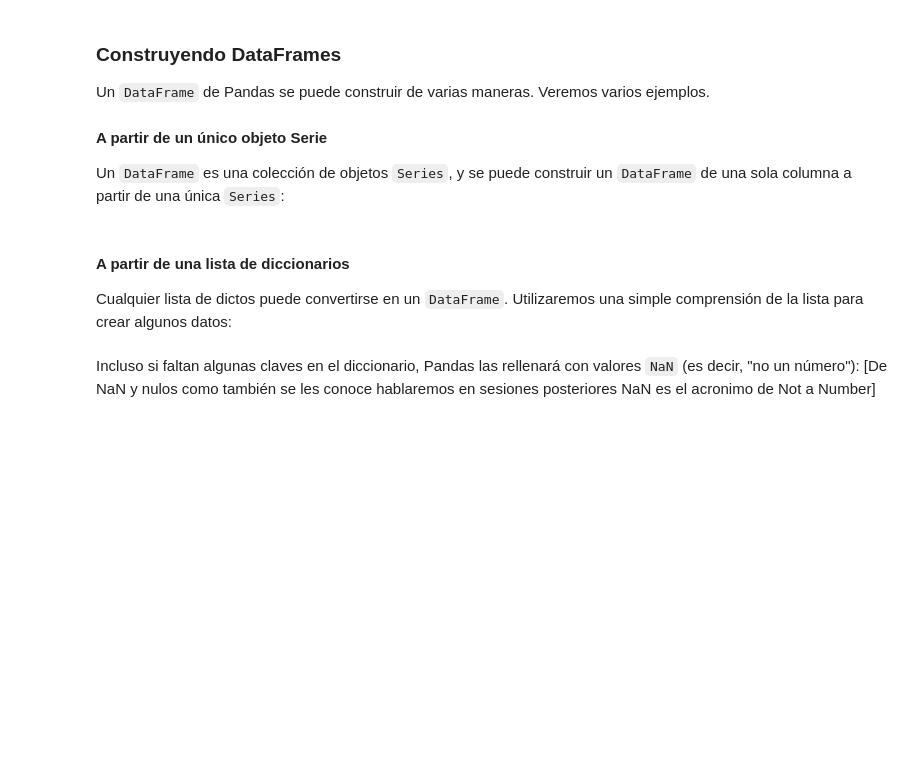
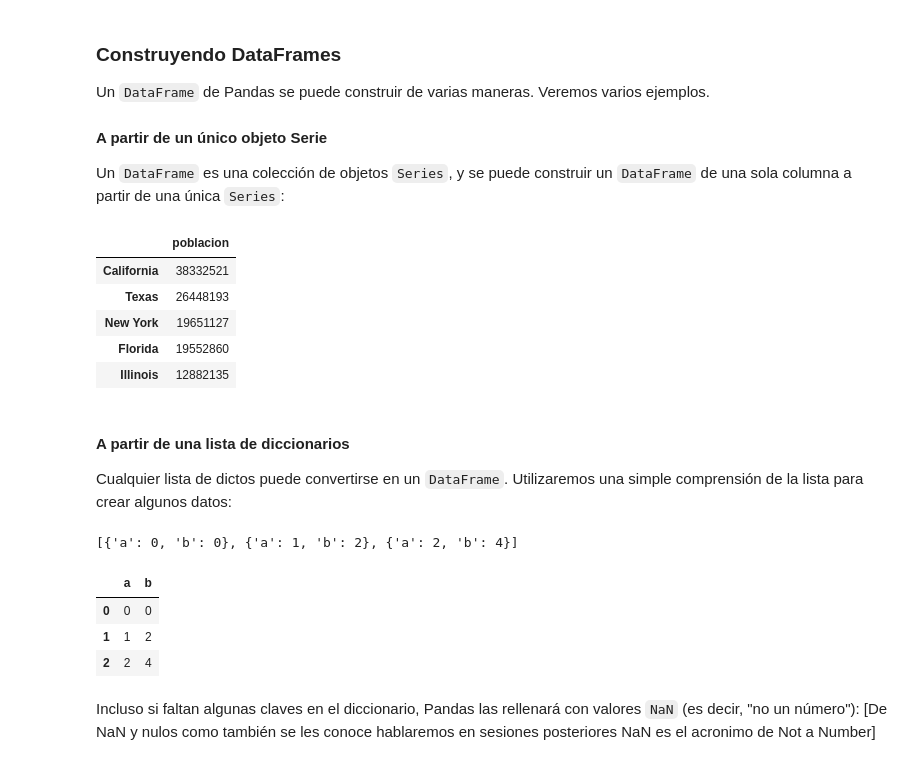
Before and after one commit to ChiaraTot/ONLINE_DS_THEBRIDGE_CHIARA, a Jupyter notebook: 02_Programacion_y_Herramientas_Avanzadas_CT/Sprint_04/Unidad_01_Herramientas_Avanzadas__Pandas_I/05_DataFrame_II.ipynb, the cells around one changed output. Drawn from its saved outputs; the diff is of its cells as text; code cells hidden in the pictures; blank space fills up the shorter version.

```diff
--- a/02_Programacion_y_Herramientas_Avanzadas_CT/Sprint_04/Unidad_01_Herramientas_Avanzadas__Pandas_I/05_DataFrame_II.ipynb
+++ b/02_Programacion_y_Herramientas_Avanzadas_CT/Sprint_04/Unidad_01_Herramientas_Avanzadas__Pandas_I/05_DataFrame_II.ipynb
@@ -82,10 +89,37 @@ Un ``DataFrame`` de Pandas se puede construir de varias maneras. Veremos varios
 #### A partir de un único objeto Serie
 
 Un ``DataFrame`` es una colección de objetos ``Series``, y se puede construir un ``DataFrame`` de una sola columna a partir de una única ``Series``:
+# %%
+pd.DataFrame(data = population, columns = ["poblacion"])
+
+# en vez de index le tenemos que meter columns y el nombre que le queremos dar
+# %% [output]
+|  | poblacion |
+| California | 38332521 |
+| Texas | 26448193 |
+| New York | 19651127 |
+| Florida | 19552860 |
+| Illinois | 12882135 |
 # %% [markdown]
 #### A partir de una lista de diccionarios
 
 Cualquier lista de dictos puede convertirse en un ``DataFrame``.
 Utilizaremos una simple comprensión de la lista para crear algunos datos:
+# %%
+data = [{"a": i, "b": 2*i} for i in range(3)]
+data
+# %% [output]
+[{'a': 0, 'b': 0}, {'a': 1, 'b': 2}, {'a': 2, 'b': 4}]
+# %%
+# va a construir un df a partir de los 3 diccionarios
+# coje las claves como columnas
+pd.DataFrame(data)
+
+# crea 3 filas, tantas como diccionarios tenemos
+# %% [output]
+|  | a | b |
+| 0 | 0 | 0 |
+| 1 | 1 | 2 |
+| 2 | 2 | 4 |
 # %% [markdown]
 Incluso si faltan algunas claves en el diccionario, Pandas las rellenará con valores ``NaN`` (es decir, "no un número"): [De NaN y nulos como también se les conoce hablaremos en sesiones posteriores NaN es el acronimo de Not a Number]
```
Also changed, not shown: parts of 8 cells of this notebook, 3 other files.
